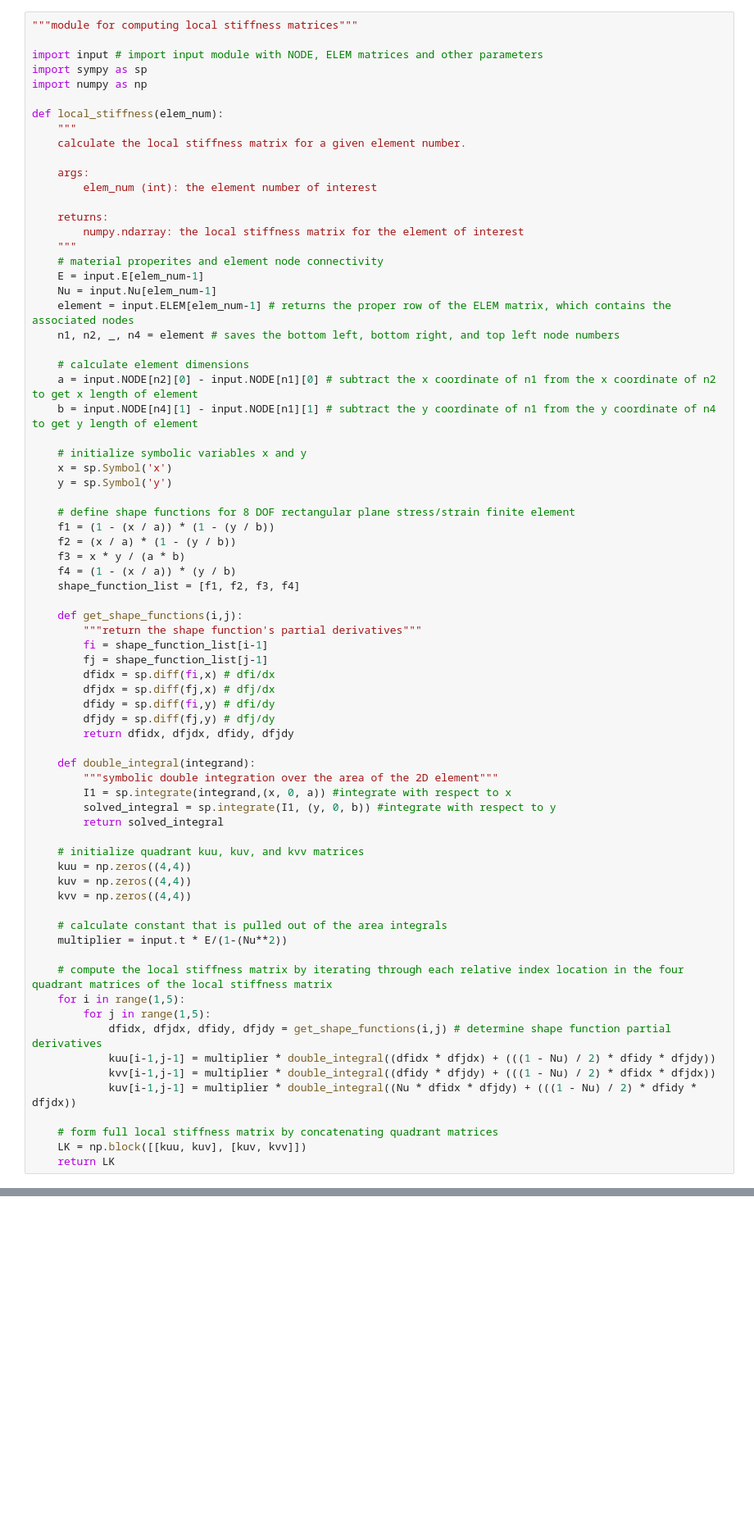
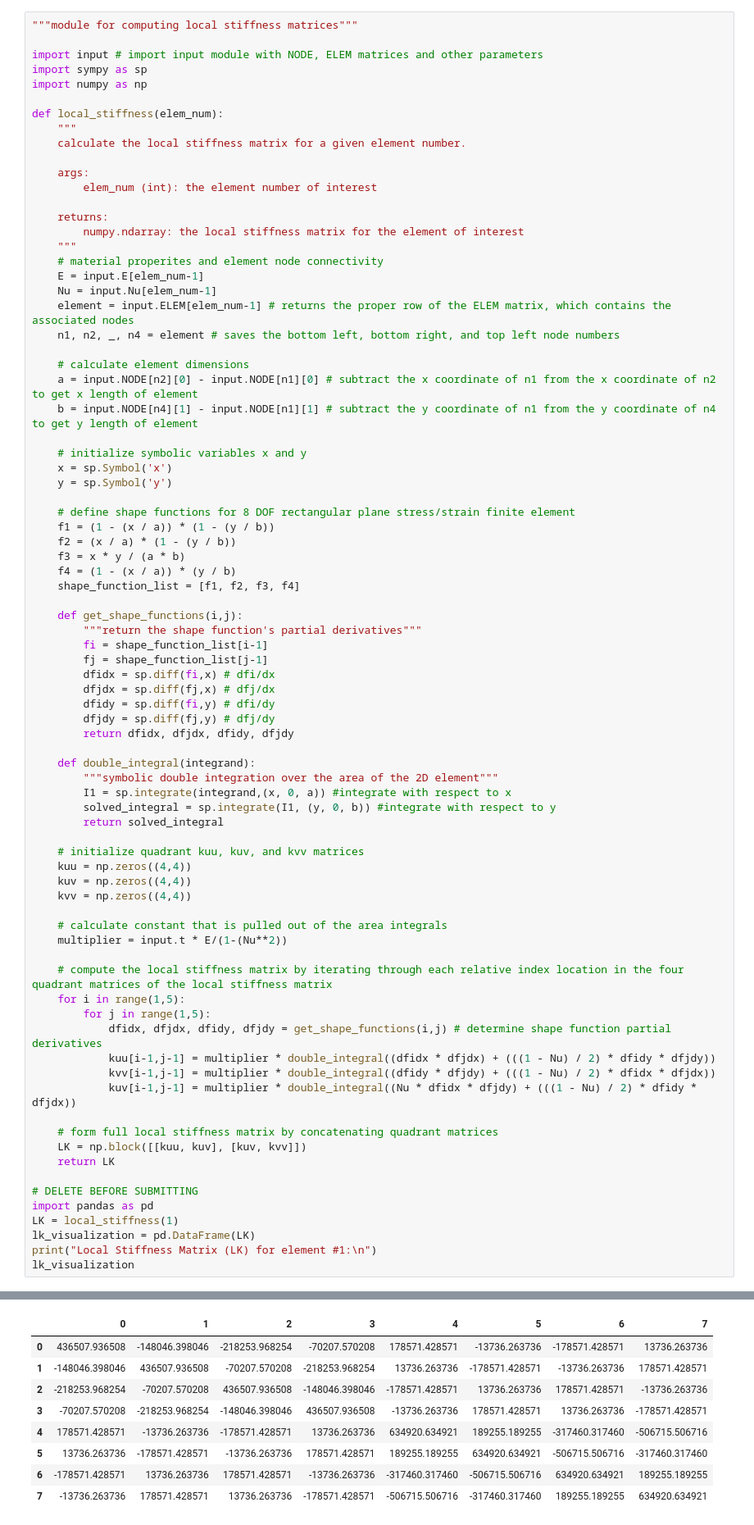
Before and after one commit to justinreicher/finite-element-analysis, a Jupyter notebook: notebook.ipynb, the cells around one changed output, grey strips where cells are left out. Shown at 82% size. Cells and saved outputs as stored; diff of their text form; blank space fills up the shorter version.

```diff
--- a/notebook.ipynb
+++ b/notebook.ipynb
@@ -136,3 +136,11 @@ def local_stiffness(elem_num):
     # form full local stiffness matrix by concatenating quadrant matrices
     LK = np.block([[kuu, kuv], [kuv, kvv]])
     return LK
+
+# DELETE BEFORE SUBMITTING
+import pandas as pd
+LK = local_stiffness(1)
+lk_visualization = pd.DataFrame(LK)
+print("Local Stiffness Matrix (LK) for element #1:\n")
+lk_visualization
+# %% [output]
@@ -139,3 +148,12 @@ def local_stiffness(elem_num):
+|  | 0 | 1 | 2 | 3 | 4 | 5 | 6 | 7 |
+| 0 | 436507.936508 | -148046.398046 | -218253.968254 | -70207.570208 | 178571.428571 | -13736.263736 | -178571.428571 | 13736.263736 |
+| 1 | -148046.398046 | 436507.936508 | -70207.570208 | -218253.968254 | 13736.263736 | -178571.428571 | -13736.263736 | 178571.428571 |
+| 2 | -218253.968254 | -70207.570208 | 436507.936508 | -148046.398046 | -178571.428571 | 13736.263736 | 178571.428571 | -13736.263736 |
+| 3 | -70207.570208 | -218253.968254 | -148046.398046 | 436507.936508 | -13736.263736 | 178571.428571 | 13736.263736 | -178571.428571 |
+| 4 | 178571.428571 | -13736.263736 | -178571.428571 | 13736.263736 | 634920.634921 | 189255.189255 | -317460.317460 | -506715.506716 |
+| 5 | 13736.263736 | -178571.428571 | -13736.263736 | 178571.428571 | 189255.189255 | 634920.634921 | -506715.506716 | -317460.317460 |
+| 6 | -178571.428571 | 13736.263736 | 178571.428571 | -13736.263736 | -317460.317460 | -506715.506716 | 634920.634921 | 189255.189255 |
+| 7 | -13736.263736 | 178571.428571 | 13736.263736 | -178571.428571 | -506715.506716 | -317460.317460 | 189255.189255 | 634920.634921 |
 # %%
 """module for computing the global stiffness matrix"""
 
```
Also changed, not shown: parts of 3 cells of this notebook, 3 other files.
